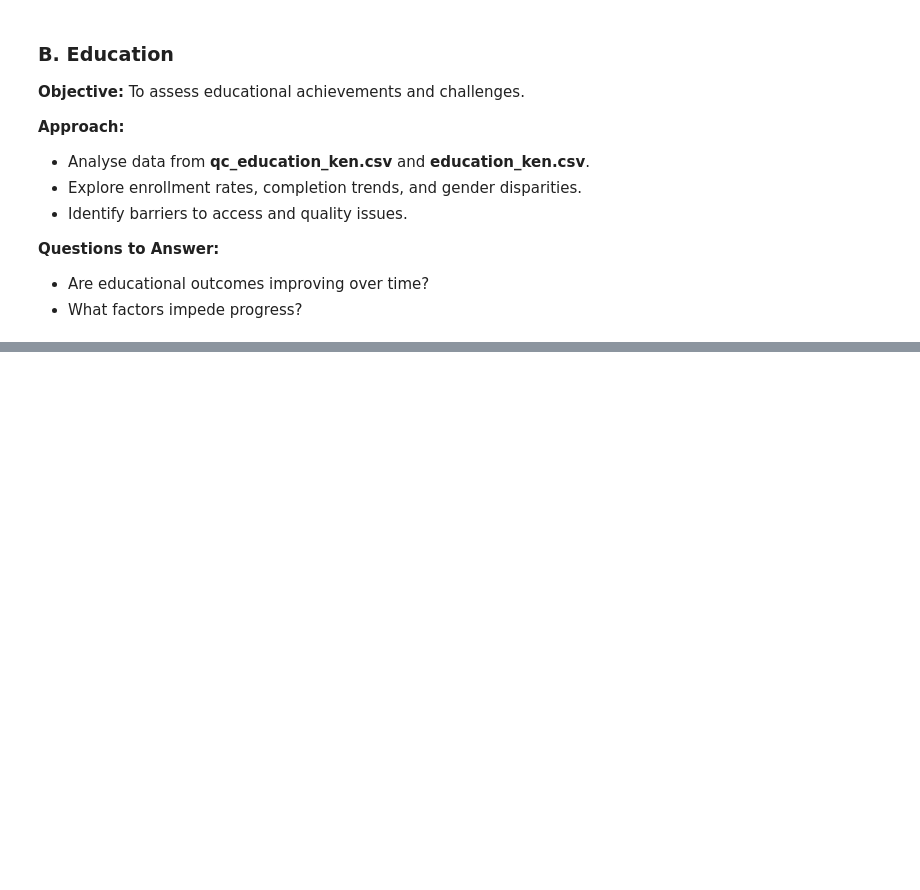
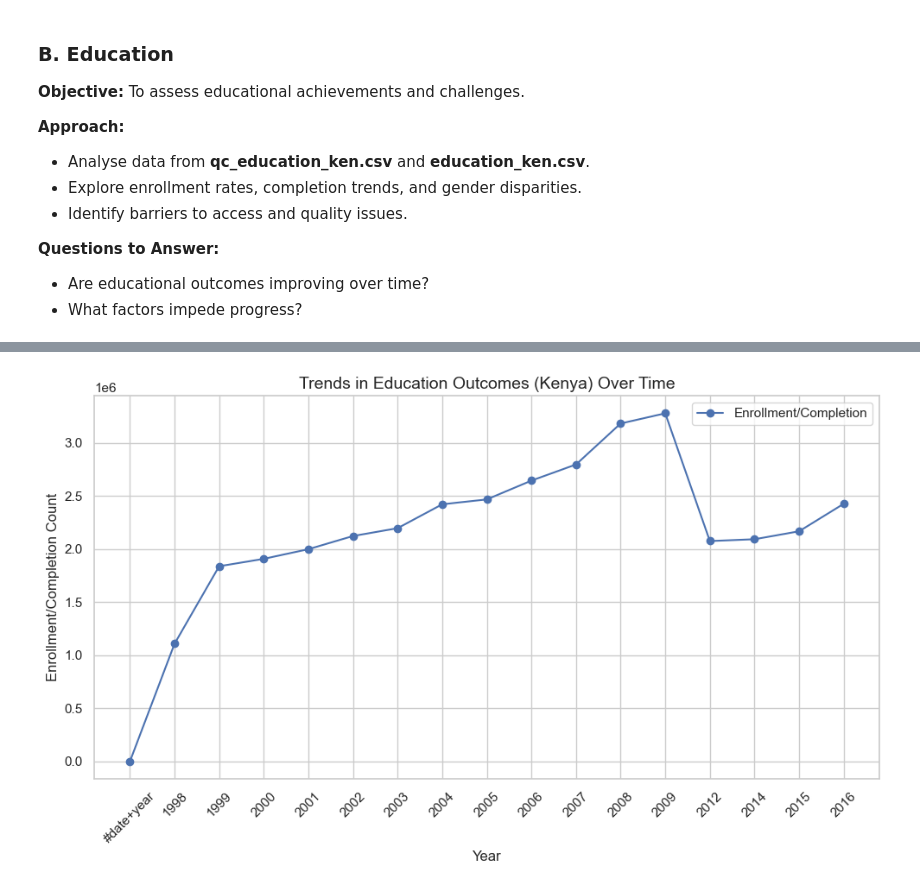
Before and after one commit to VAL-Jerono/Wa_zii, a Jupyter notebook: STUDY.IPYNB, the cells around one changed output, grey strips where cells are left out. Saved outputs shown, nothing was run; the diff lists cells and outputs as text; code cells hidden in the pictures; blank space fills up the shorter version.

```diff
--- a/STUDY.IPYNB
+++ b/STUDY.IPYNB
@@ -740,0 +594,21 @@ array(['BAR.NOED.1519.FE.ZS', 'BAR.NOED.1519.ZS', 'BAR.NOED.15UP.FE.ZS',
+# %%
+# Ensure the 'Value' column is numeric, setting errors='coerce' to convert invalid values to NaN
+qeducation_data['Value'] = pd.to_numeric(qeducation_data['Value'], errors='coerce')
+
+# Check for missing data
+missing_data = qeducation_data.isnull().sum()
+
+# Handle missing values (e.g., by filling with the forward fill method)
+qeducation_data['Value'].fillna(method='ffill', inplace=True)
+
+# Summary statistics of the 'Value' column after cleaning
+value_summary = qeducation_data['Value'].describe()
+
+# Group the data by 'Year' to understand trends over time
+yearly_data = qeducation_data.groupby('Year')['Value'].sum()
+
+# Check for the overall trend (growth or stagnation)
+growth_rate = yearly_data.pct_change().mean()
+
+# Output the results
+missing_data, value_summary, growth_rate
@@ -740,0 +631,20 @@ array(['BAR.NOED.1519.FE.ZS', 'BAR.NOED.1519.ZS', 'BAR.NOED.15UP.FE.ZS',
+# %%
+import matplotlib.pyplot as plt
+
+# Plotting the trends over time
+plt.figure(figsize=(10, 6))
+plt.plot(yearly_data.index, yearly_data.values, marker='o', linestyle='-', color='b', label='Enrollment/Completion')
+
+# Adding labels and title
+plt.title("Trends in Education Outcomes (Kenya) Over Time", fontsize=14)
+plt.xlabel("Year", fontsize=12)
+plt.ylabel("Enrollment/Completion Count", fontsize=12)
+plt.grid(True)
+plt.xticks(rotation=45)
+plt.tight_layout()
+
+# Show the plot
+plt.legend()
+plt.show()
+# %% [output]
+[figure, added]
```
Also changed, not shown: parts of 21 cells of this notebook.
